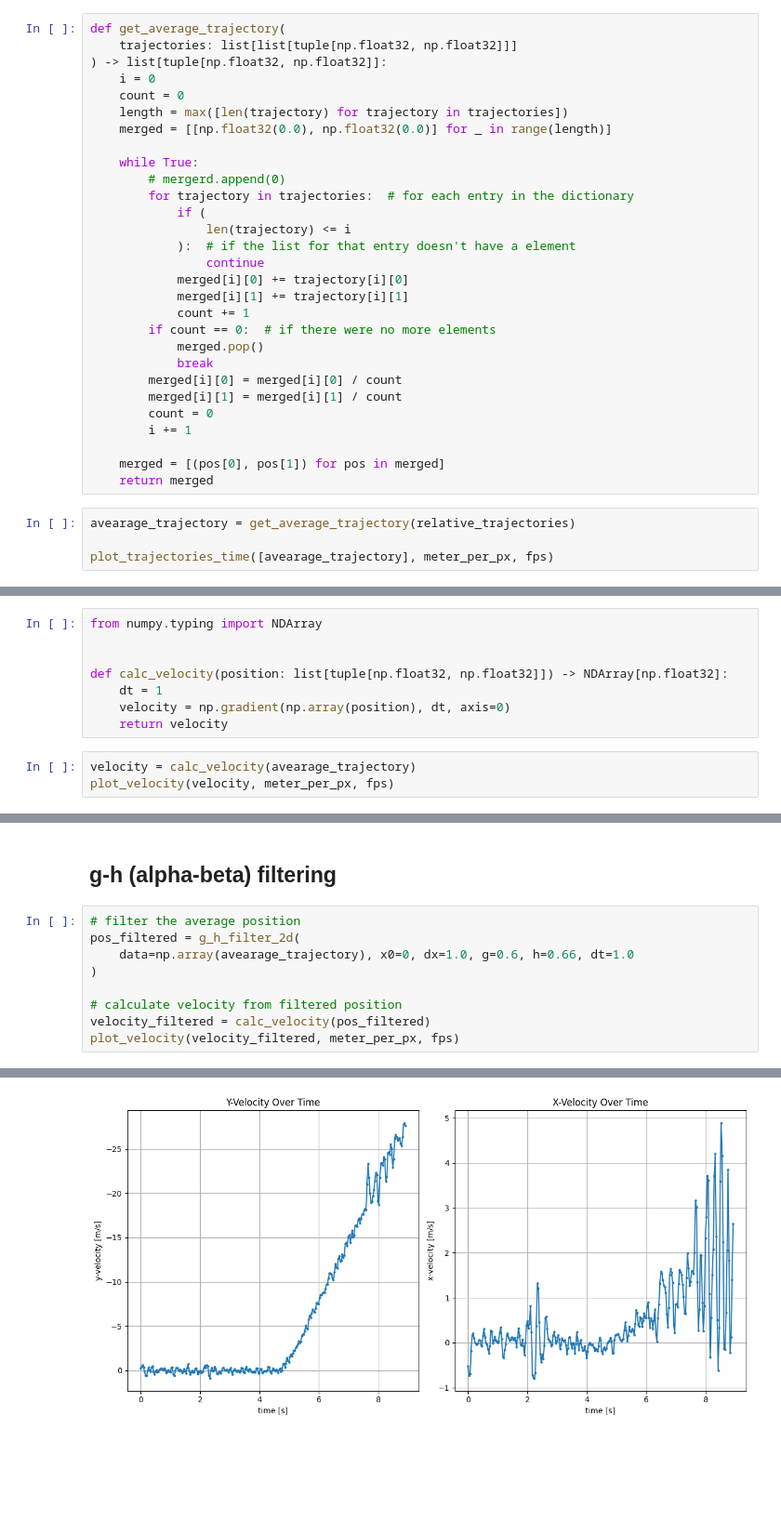
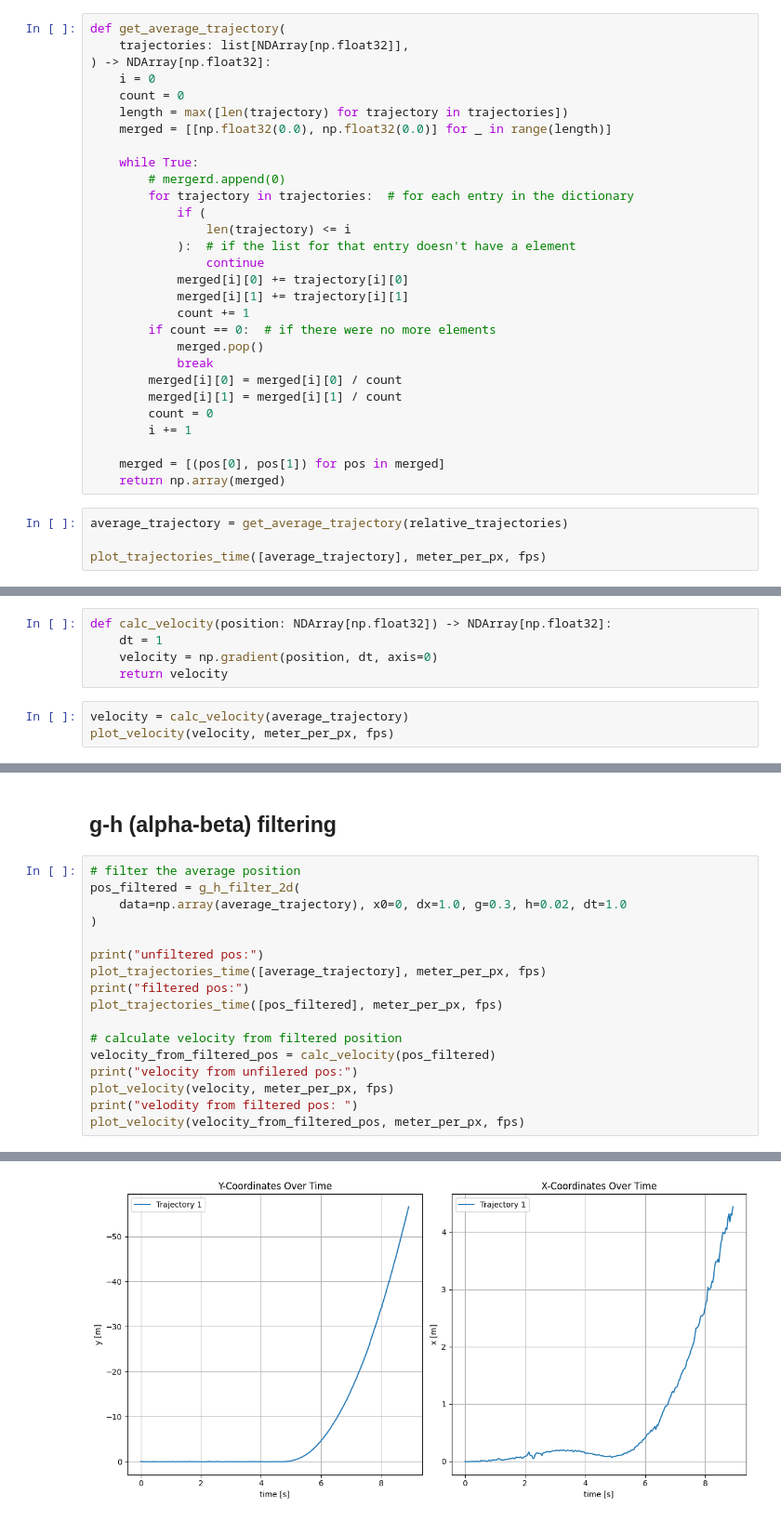
Before and after one commit to piotrdurniat/image-and-video-analysis-and-processing, a Jupyter notebook: lab8/Lab8.2_zadanie.ipynb, the cells around one changed output, grey strips where cells are left out. Shown at 93% size. Saved outputs shown, nothing was run; the diff lists cells and outputs as text; blank space fills up the shorter version.

```diff
--- a/lab8/Lab8.2_zadanie.ipynb
+++ b/lab8/Lab8.2_zadanie.ipynb
@@ -587,8 +587,8 @@ plot_trajectories_time(relative_trajectories, meter_per_px, fps)
 #### compute average trajectory
 # %%
 def get_average_trajectory(
-    trajectories: list[list[tuple[np.float32, np.float32]]]
-) -> list[tuple[np.float32, np.float32]]:
+    trajectories: list[NDArray[np.float32]],
+) -> NDArray[np.float32]:
     i = 0
     count = 0
     length = max([len(trajectory) for trajectory in trajectories])
@@ -613,9 +613,9 @@ def get_average_trajectory(
         i += 1
 
     merged = [(pos[0], pos[1]) for pos in merged]
-    return merged
+    return np.array(merged)
 # %%
-avearage_trajectory = get_average_trajectory(relative_trajectories)
+average_trajectory = get_average_trajectory(relative_trajectories)
 
-plot_trajectories_time([avearage_trajectory], meter_per_px, fps)
+plot_trajectories_time([average_trajectory], meter_per_px, fps)
 # %% [output]
@@ -629,14 +623,11 @@ print(trajectories[0])
 # %% [markdown]
 #### calculate velocity
 # %%
-from numpy.typing import NDArray
-
-
-def calc_velocity(position: list[tuple[np.float32, np.float32]]) -> NDArray[np.float32]:
+def calc_velocity(position: NDArray[np.float32]) -> NDArray[np.float32]:
     dt = 1
-    velocity = np.gradient(np.array(position), dt, axis=0)
+    velocity = np.gradient(position, dt, axis=0)
     return velocity
 # %%
-velocity = calc_velocity(avearage_trajectory)
+velocity = calc_velocity(average_trajectory)
 plot_velocity(velocity, meter_per_px, fps)
 # %% [output]
@@ -670,10 +661,18 @@ def g_h_filter_2d(data: NDArray[np.float32], x0, dx, g, h, dt=1.0):
 # %%
 # filter the average position
 pos_filtered = g_h_filter_2d(
-    data=np.array(avearage_trajectory), x0=0, dx=1.0, g=0.6, h=0.66, dt=1.0
+    data=np.array(average_trajectory), x0=0, dx=1.0, g=0.3, h=0.02, dt=1.0
 )
 
+print("unfiltered pos:")
+plot_trajectories_time([average_trajectory], meter_per_px, fps)
+print("filtered pos:")
+plot_trajectories_time([pos_filtered], meter_per_px, fps)
+
 # calculate velocity from filtered position
-velocity_filtered = calc_velocity(pos_filtered)
-plot_velocity(velocity_filtered, meter_per_px, fps)
+velocity_from_filtered_pos = calc_velocity(pos_filtered)
+print("velocity from unfilered pos:")
+plot_velocity(velocity, meter_per_px, fps)
+print("velodity from filtered pos: ")
+plot_velocity(velocity_from_filtered_pos, meter_per_px, fps)
 # %% [output]
@@ -680 +680 @@ plot_velocity(velocity_filtered, meter_per_px, fps)
-[figure, old version]
+[figure, new version]
```
Also changed, not shown: parts of 21 cells of this notebook.
